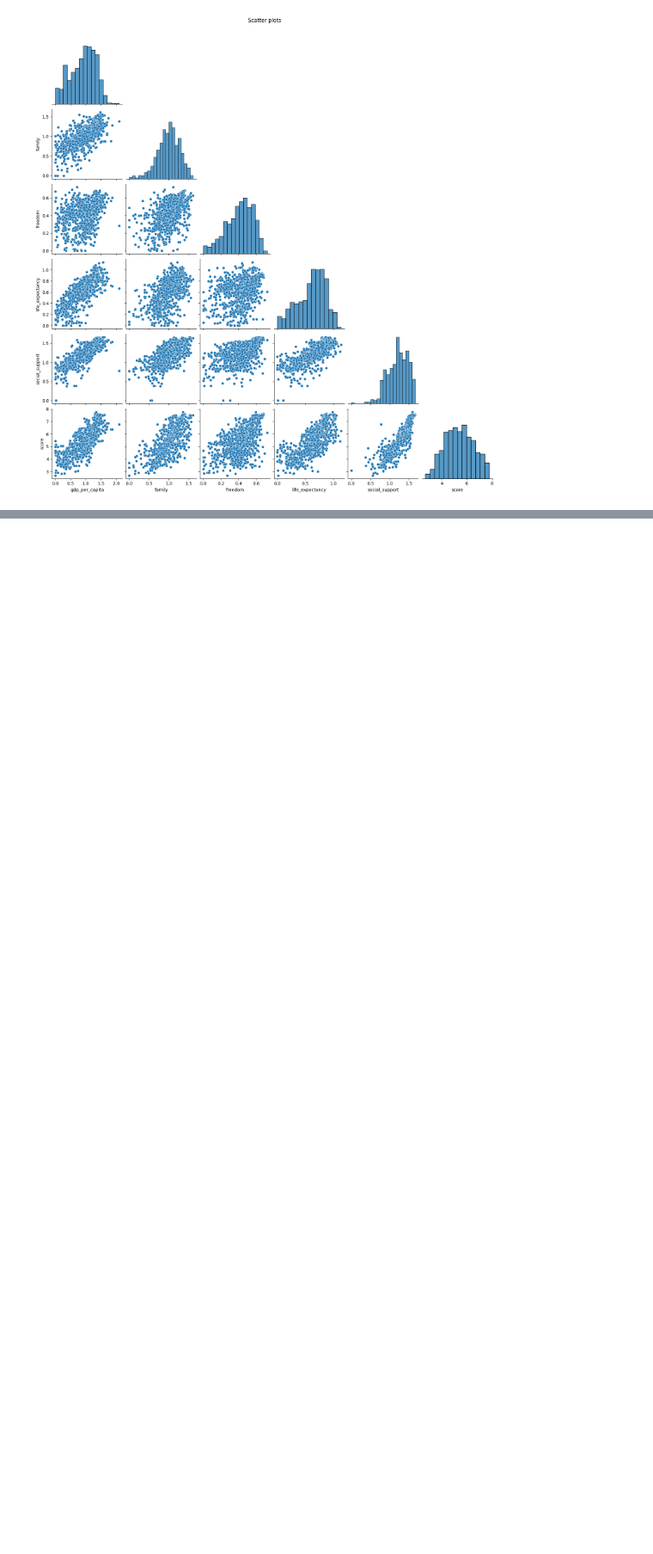
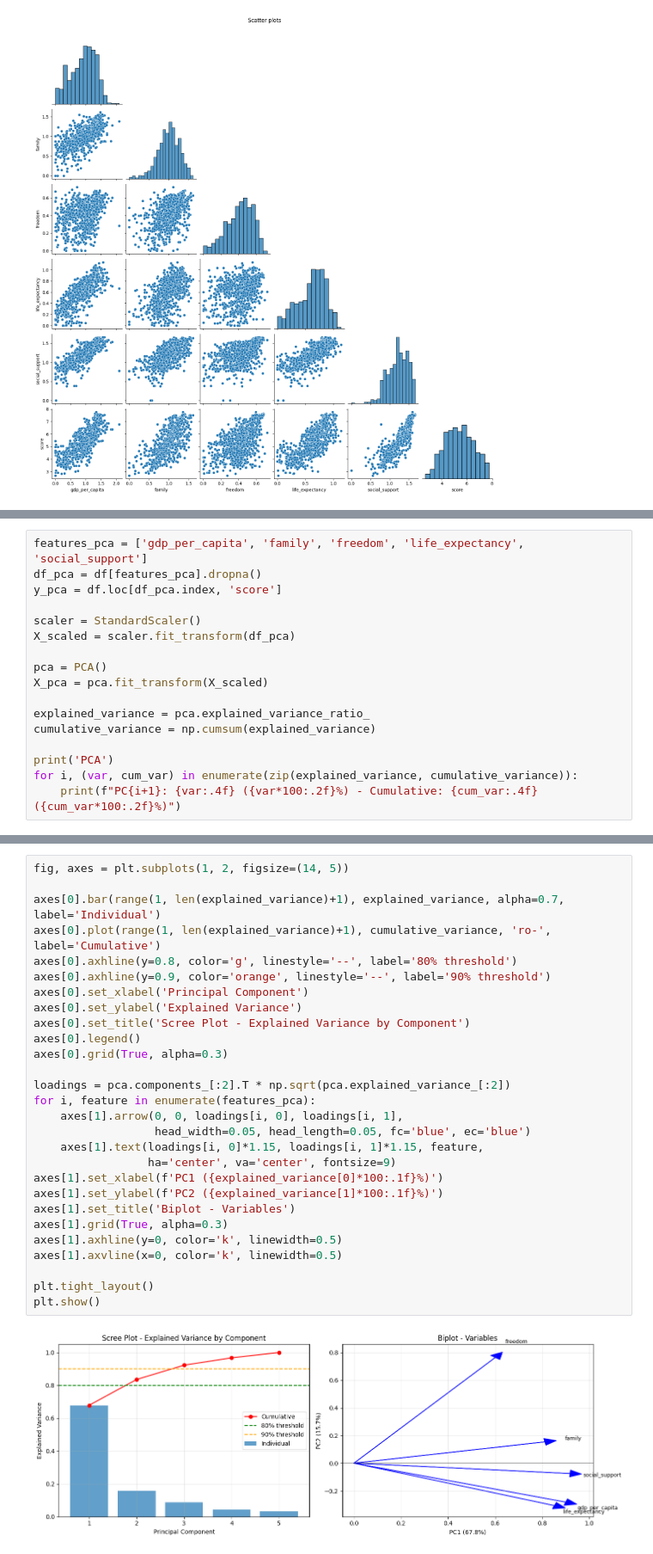
Before and after one commit to HEstefaniaR/workshop-3, a Jupyter notebook: notebooks/EDA and Model Training.ipynb, the cells around one changed output, grey strips where cells are left out. Shown at 86% size. Drawn from its saved outputs; the diff is of its cells as text; blank space fills up the shorter version.

```diff
--- a/notebooks/EDA.ipynb
+++ b/notebooks/EDA and Model Training.ipynb
@@ -444,0 +461,17 @@ df_export.head()
+# %%
+features_pca = ['gdp_per_capita', 'family', 'freedom', 'life_expectancy', 'social_support']
+df_pca = df[features_pca].dropna()
+y_pca = df.loc[df_pca.index, 'score']
+
+scaler = StandardScaler()
+X_scaled = scaler.fit_transform(df_pca)
+
+pca = PCA()
+X_pca = pca.fit_transform(X_scaled)
+
+explained_variance = pca.explained_variance_ratio_
+cumulative_variance = np.cumsum(explained_variance)
+
+print('PCA')
+for i, (var, cum_var) in enumerate(zip(explained_variance, cumulative_variance)):
+    print(f"PC{i+1}: {var:.4f} ({var*100:.2f}%) - Cumulative: {cum_var:.4f} ({cum_var*100:.2f}%)")
@@ -444,0 +485,30 @@ df_export.head()
+# %%
+fig, axes = plt.subplots(1, 2, figsize=(14, 5))
+
+axes[0].bar(range(1, len(explained_variance)+1), explained_variance, alpha=0.7, label='Individual')
+axes[0].plot(range(1, len(explained_variance)+1), cumulative_variance, 'ro-', label='Cumulative')
+axes[0].axhline(y=0.8, color='g', linestyle='--', label='80% threshold')
+axes[0].axhline(y=0.9, color='orange', linestyle='--', label='90% threshold')
+axes[0].set_xlabel('Principal Component')
+axes[0].set_ylabel('Explained Variance')
+axes[0].set_title('Scree Plot - Explained Variance by Component')
+axes[0].legend()
+axes[0].grid(True, alpha=0.3)
+
+loadings = pca.components_[:2].T * np.sqrt(pca.explained_variance_[:2])
+for i, feature in enumerate(features_pca):
+    axes[1].arrow(0, 0, loadings[i, 0], loadings[i, 1],
+                  head_width=0.05, head_length=0.05, fc='blue', ec='blue')
+    axes[1].text(loadings[i, 0]*1.15, loadings[i, 1]*1.15, feature,
+                 ha='center', va='center', fontsize=9)
+axes[1].set_xlabel(f'PC1 ({explained_variance[0]*100:.1f}%)')
+axes[1].set_ylabel(f'PC2 ({explained_variance[1]*100:.1f}%)')
+axes[1].set_title('Biplot - Variables')
+axes[1].grid(True, alpha=0.3)
+axes[1].axhline(y=0, color='k', linewidth=0.5)
+axes[1].axvline(x=0, color='k', linewidth=0.5)
+
+plt.tight_layout()
+plt.show()
+# %% [output]
+[figure, added]
```
Also changed, not shown: parts of 20 cells of this notebook, 14 other files.
